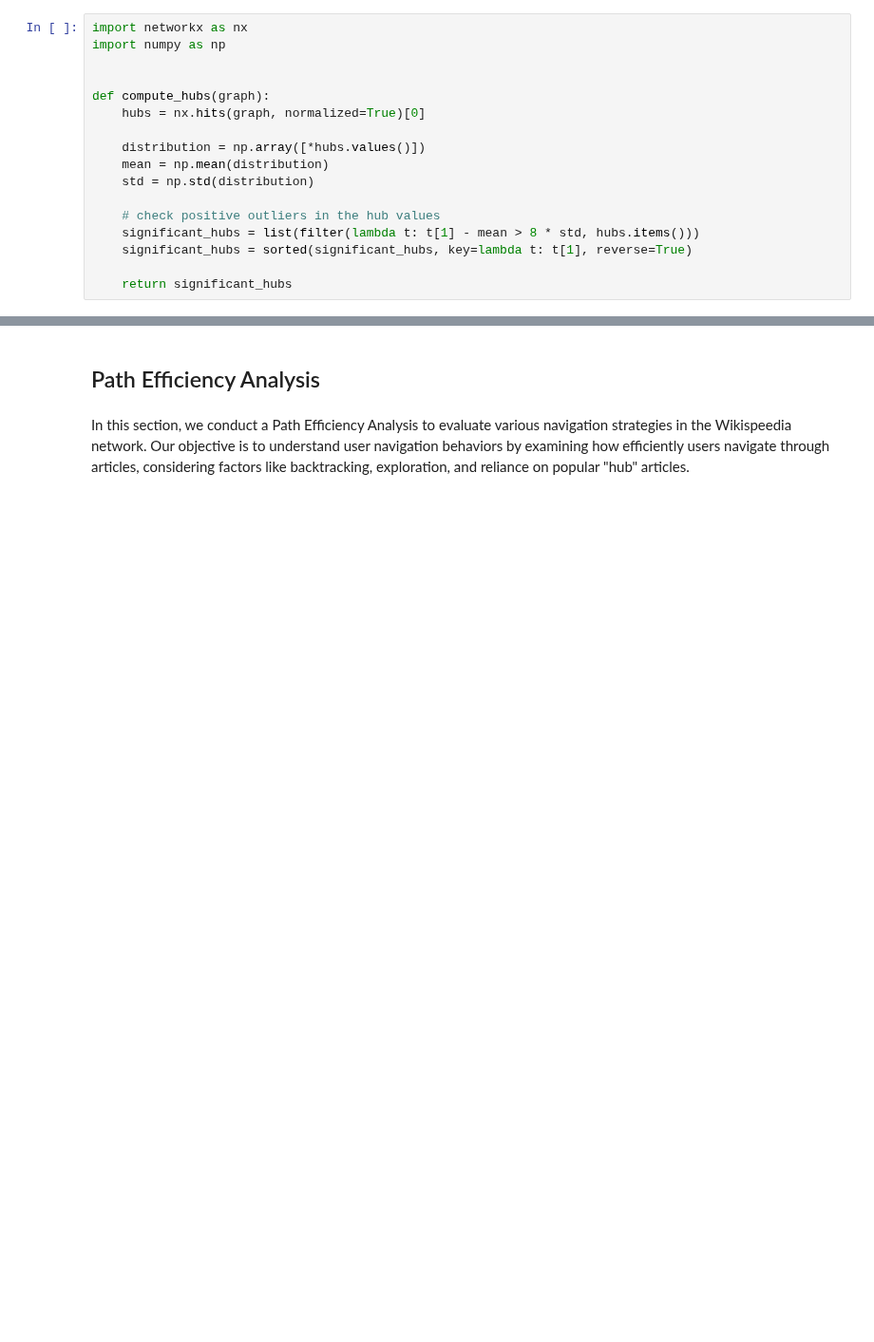
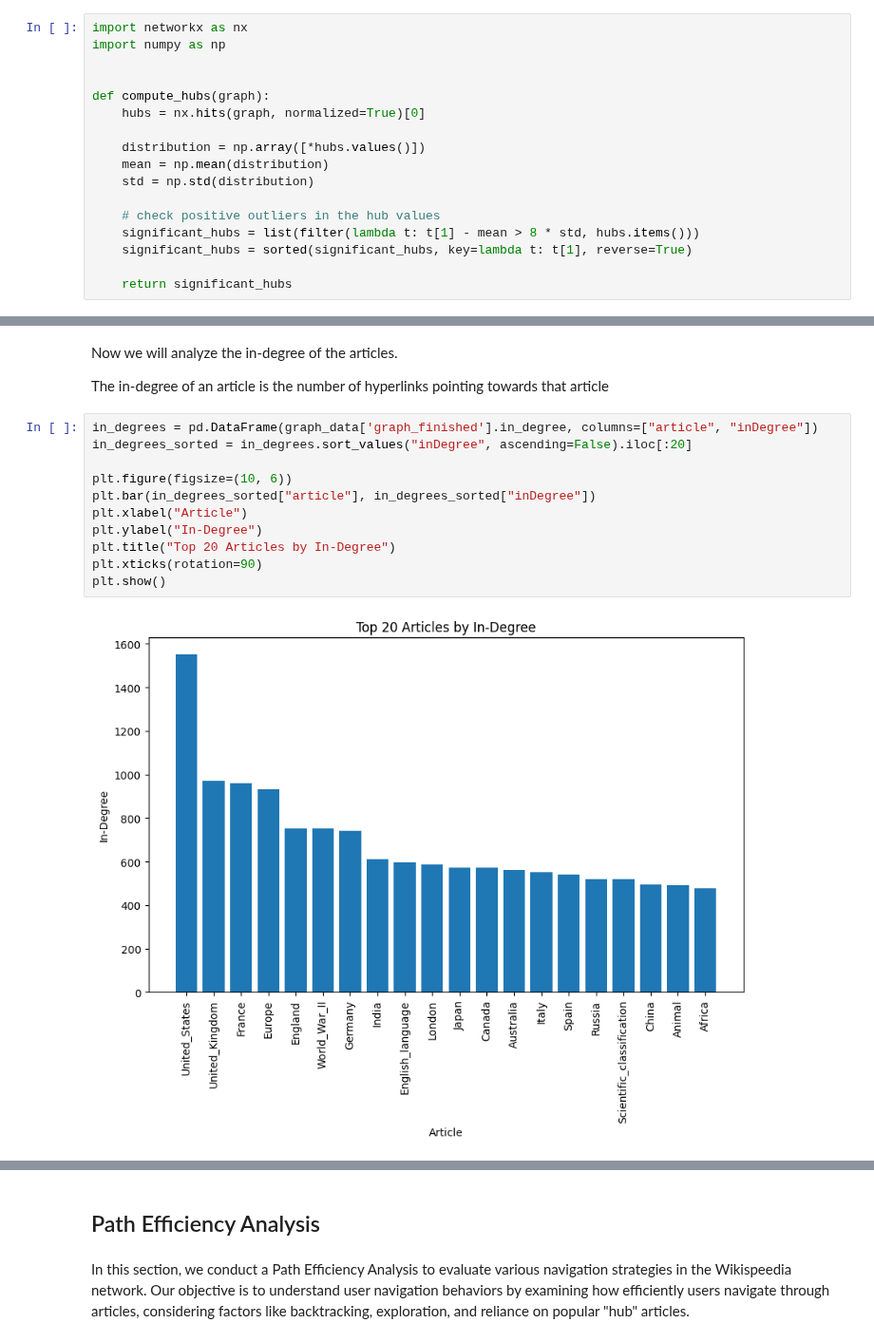
Before and after one commit to epfl-ada/ada-2024-project-5pack, a Jupyter notebook: analysis.ipynb, the cells around one changed output, grey strips where cells are left out. Shown at 95% size. Saved outputs shown, nothing was run; the diff lists cells and outputs as text; blank space fills up the shorter version.

```diff
--- a/analysis.ipynb
+++ b/analysis.ipynb
@@ -128,0 +206,17 @@ compute_hubs(graph_data["graph"])
+# %% [markdown]
+Now we will analyze the in-degree of the articles.
+
+The in-degree of an article is the number of hyperlinks pointing towards that article
+# %%
+in_degrees = pd.DataFrame(graph_data['graph_finished'].in_degree, columns=["article", "inDegree"])
+in_degrees_sorted = in_degrees.sort_values("inDegree", ascending=False).iloc[:20]
+
+plt.figure(figsize=(10, 6))
+plt.bar(in_degrees_sorted["article"], in_degrees_sorted["inDegree"])
+plt.xlabel("Article")
+plt.ylabel("In-Degree")
+plt.title("Top 20 Articles by In-Degree")
+plt.xticks(rotation=90)
+plt.show()
+# %% [output]
+[figure, added]
```
Also changed, not shown: parts of 24 cells of this notebook, 2 other files.
